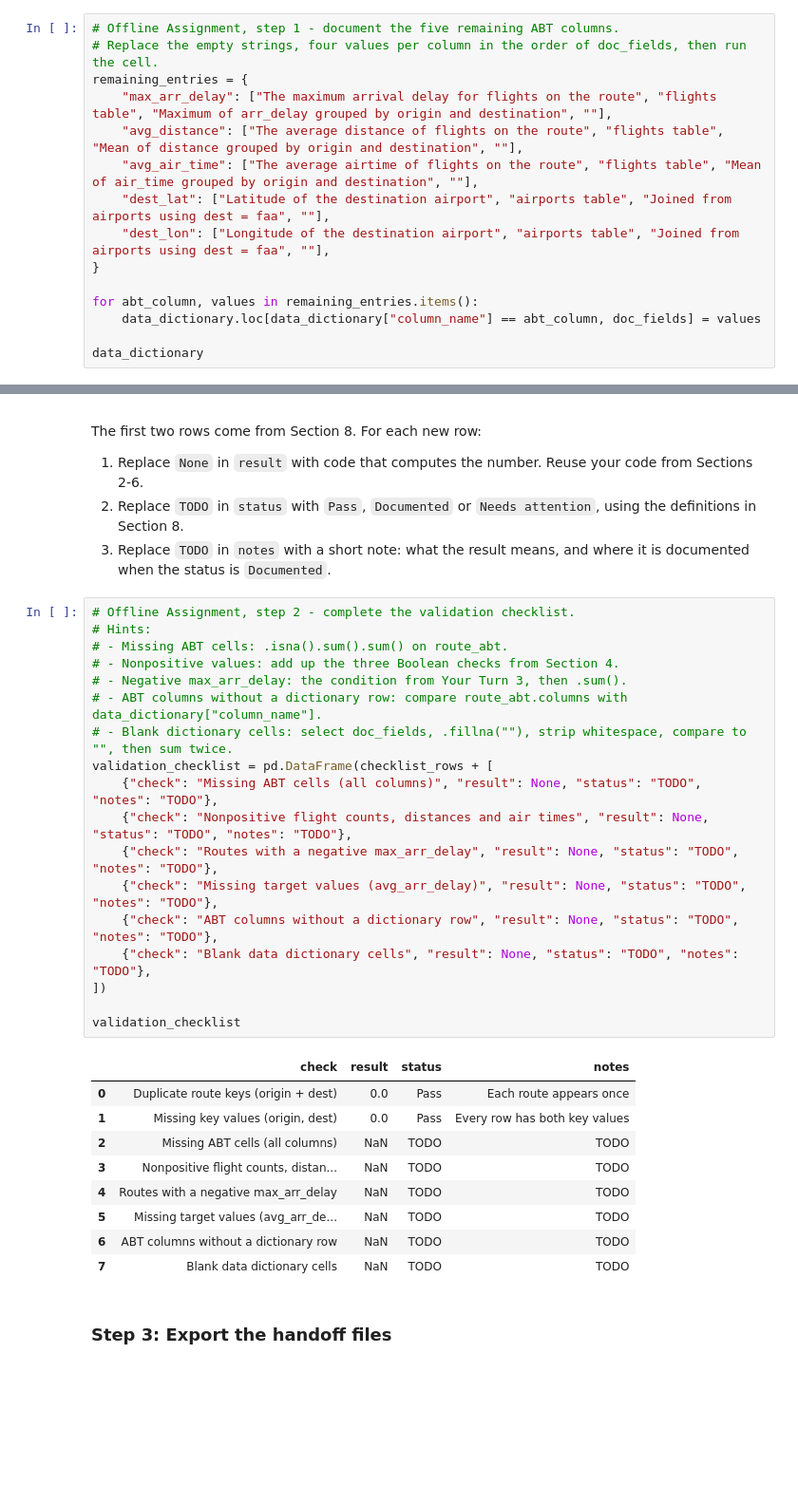
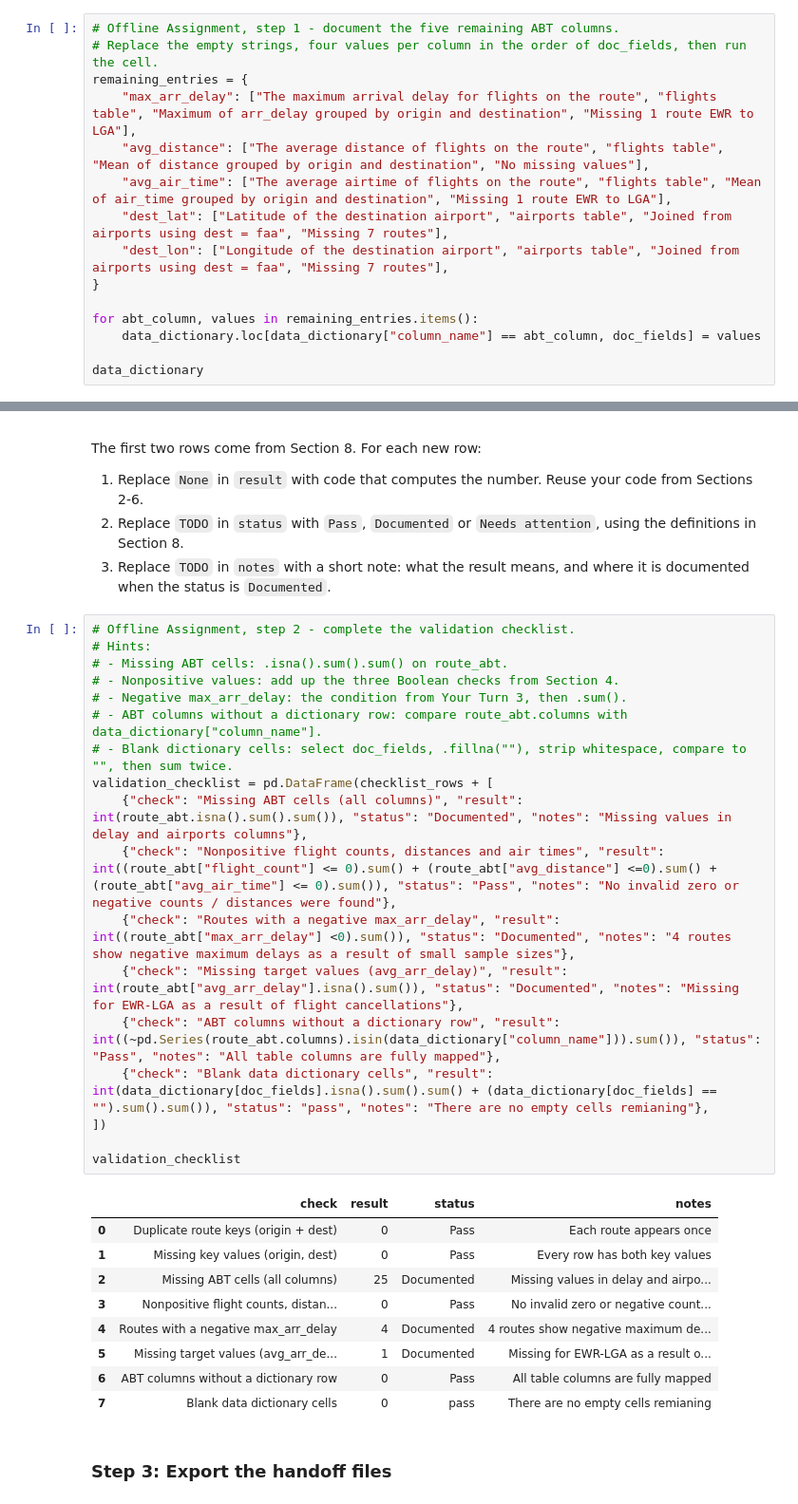
Before and after one commit to Ksandys22/BAN6003_WK11-12, a Jupyter notebook: notebooks/module11_abt_documentation_guided_lab.ipynb, the cells around one changed output, grey strips where cells are left out. Shown at 95% size. Saved outputs shown, nothing was run; the diff lists cells and outputs as text; blank space fills up the shorter version.

```diff
--- a/notebooks/module11_abt_documentation_guided_lab.ipynb
+++ b/notebooks/module11_abt_documentation_guided_lab.ipynb
@@ -659,11 +661,11 @@ An analyst on another team will use the route ABT next week and cannot ask you t
 # Offline Assignment, step 1 - document the five remaining ABT columns.
 # Replace the empty strings, four values per column in the order of doc_fields, then run the cell.
 remaining_entries = {
-    "max_arr_delay": ["The maximum arrival delay for flights on the route", "flights table", "Maximum of arr_delay grouped by origin and destination", ""],
-    "avg_distance": ["The average distance of flights on the route", "flights table", "Mean of distance grouped by origin and destination", ""],
-    "avg_air_time": ["The average airtime of flights on the route", "flights table", "Mean of air_time grouped by origin and destination", ""],
-    "dest_lat": ["Latitude of the destination airport", "airports table", "Joined from airports using dest = faa", ""],
-    "dest_lon": ["Longitude of the destination airport", "airports table", "Joined from airports using dest = faa", ""],
+    "max_arr_delay": ["The maximum arrival delay for flights on the route", "flights table", "Maximum of arr_delay grouped by origin and destination", "Missing 1 route EWR to LGA"],
+    "avg_distance": ["The average distance of flights on the route", "flights table", "Mean of distance grouped by origin and destination", "No missing values"],
+    "avg_air_time": ["The average airtime of flights on the route", "flights table", "Mean of air_time grouped by origin and destination", "Missing 1 route EWR to LGA"],
+    "dest_lat": ["Latitude of the destination airport", "airports table", "Joined from airports using dest = faa", "Missing 7 routes"],
+    "dest_lon": ["Longitude of the destination airport", "airports table", "Joined from airports using dest = faa", "Missing 7 routes"],
 }
 
 for abt_column, values in remaining_entries.items():
@@ -694,31 +696,31 @@ The first two rows come from Section 8. For each new row:
 # %%
 # Offline Assignment, step 2 - complete the validation checklist.
 # Hints:
 # - Missing ABT cells: .isna().sum().sum() on route_abt.
 # - Nonpositive values: add up the three Boolean checks from Section 4.
 # - Negative max_arr_delay: the condition from Your Turn 3, then .sum().
 # - ABT columns without a dictionary row: compare route_abt.columns with data_dictionary["column_name"].
 # - Blank dictionary cells: select doc_fields, .fillna(""), strip whitespace, compare to "", then sum twice.
 validation_checklist = pd.DataFrame(checklist_rows + [
-    {"check": "Missing ABT cells (all columns)", "result": None, "status": "TODO", "notes": "TODO"},
-    {"check": "Nonpositive flight counts, distances and air times", "result": None, "status": "TODO", "notes": "TODO"},
-    {"check": "Routes with a negative max_arr_delay", "result": None, "status": "TODO", "notes": "TODO"},
-    {"check": "Missing target values (avg_arr_delay)", "result": None, "status": "TODO", "notes": "TODO"},
-    {"check": "ABT columns without a dictionary row", "result": None, "status": "TODO", "notes": "TODO"},
-    {"check": "Blank data dictionary cells", "result": None, "status": "TODO", "notes": "TODO"},
+    {"check": "Missing ABT cells (all columns)", "result": int(route_abt.isna().sum().sum()), "status": "Documented", "notes": "Missing values in delay and airports columns"},
+    {"check": "Nonpositive flight counts, distances and air times", "result": int((route_abt["flight_count"] <= 0).sum() + (route_abt["avg_distance"] <=0).sum() + (route_abt["avg_air_time"] <= 0).sum()), "status": "Pass", "notes": "No invalid zero or negative counts / distances were found"},
+    {"check": "Routes with a negative max_arr_delay", "result": int((route_abt["max_arr_delay"] <0).sum()), "status": "Documented", "notes": "4 routes show negative maximum delays as a result of small sample sizes"},
+    {"check": "Missing target values (avg_arr_delay)", "result": int(route_abt["avg_arr_delay"].isna().sum()), "status": "Documented", "notes": "Missing for EWR-LGA as a result of flight cancellations"},
+    {"check": "ABT columns without a dictionary row", "result": int((~pd.Series(route_abt.columns).isin(data_dictionary["column_name"])).sum()), "status": "Pass", "notes": "All table columns are fully mapped"},
+    {"check": "Blank data dictionary cells", "result": int(data_dictionary[doc_fields].isna().sum().sum() + (data_dictionary[doc_fields] == "").sum().sum()), "status": "pass", "notes": "There are no empty cells remianing"},
 ])
 
 validation_checklist
 # %% [output]
 |  | check | result | status | notes |
-| 0 | Duplicate route keys (origin + dest) | 0.0 | Pass | Each route appears once |
-| 1 | Missing key values (origin, dest) | 0.0 | Pass | Every row has both key values |
-| 2 | Missing ABT cells (all columns) | NaN | TODO | TODO |
-| 3 | Nonpositive flight counts, distan... | NaN | TODO | TODO |
-| 4 | Routes with a negative max_arr_delay | NaN | TODO | TODO |
-| 5 | Missing target values (avg_arr_de... | NaN | TODO | TODO |
-| 6 | ABT columns without a dictionary row | NaN | TODO | TODO |
-| 7 | Blank data dictionary cells | NaN | TODO | TODO |
+| 0 | Duplicate route keys (origin + dest) | 0 | Pass | Each route appears once |
+| 1 | Missing key values (origin, dest) | 0 | Pass | Every row has both key values |
+| 2 | Missing ABT cells (all columns) | 25 | Documented | Missing values in delay and airpo... |
+| 3 | Nonpositive flight counts, distan... | 0 | Pass | No invalid zero or negative count... |
+| 4 | Routes with a negative max_arr_delay | 4 | Documented | 4 routes show negative maximum de... |
+| 5 | Missing target values (avg_arr_de... | 1 | Documented | Missing for EWR-LGA as a result o... |
+| 6 | ABT columns without a dictionary row | 0 | Pass | All table columns are fully mapped |
+| 7 | Blank data dictionary cells | 0 | pass | There are no empty cells remianing |
 # %% [markdown]
 ### Step 3: Export the handoff files
 # %%
```
Also changed, not shown: parts of 9 cells of this notebook, 3 other files.
